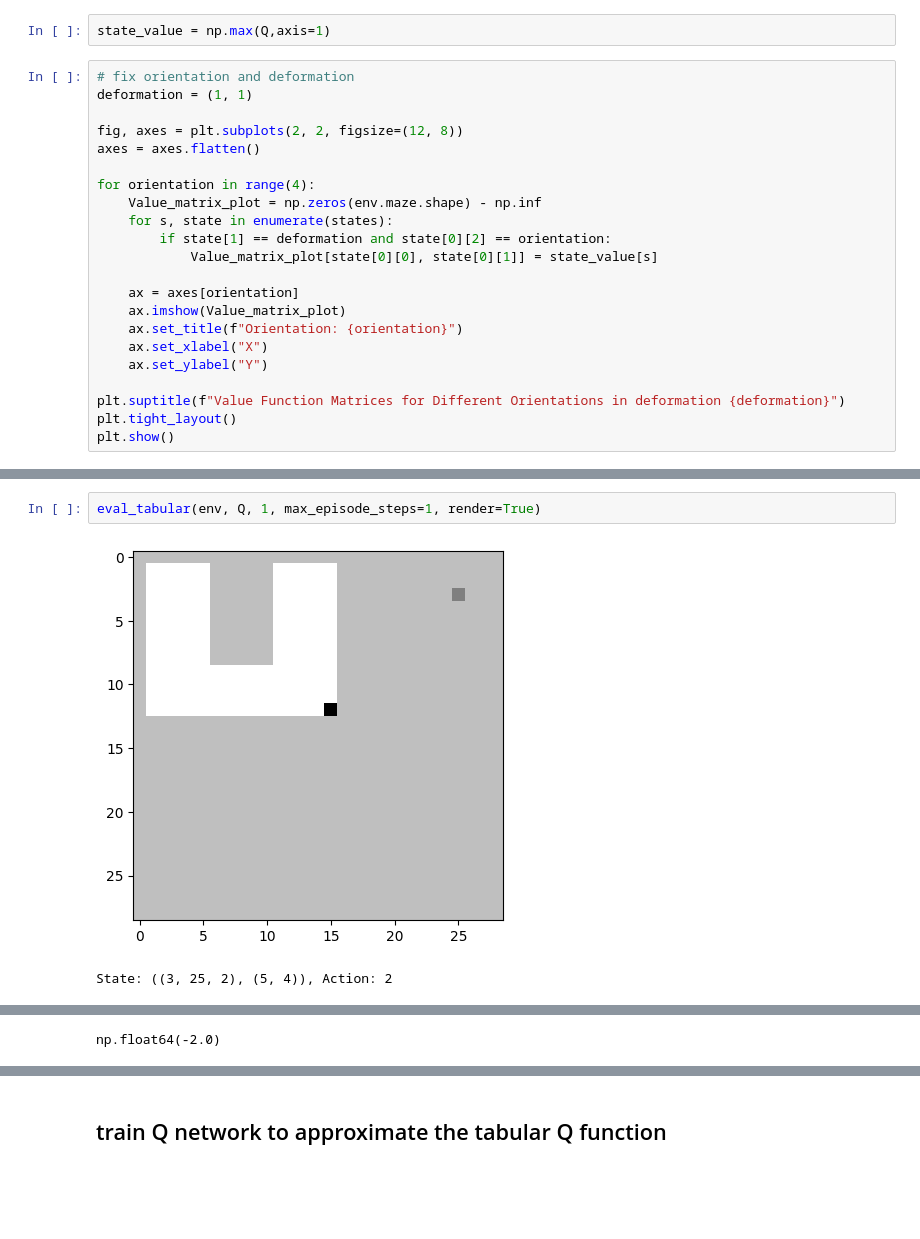
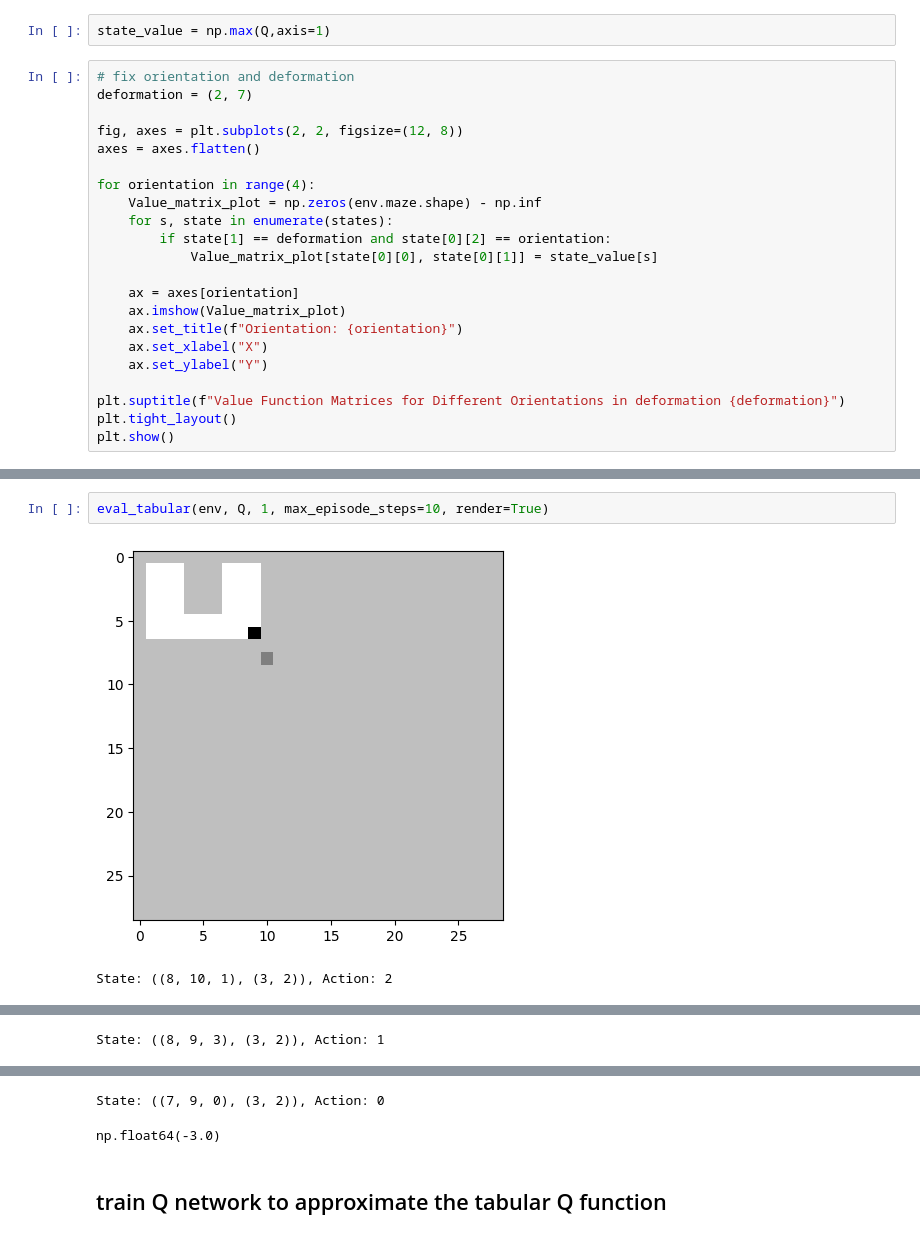
Before and after one commit to flaccagora/RoboSurgery, a Jupyter notebook: src/MPD_train.ipynb, the cells around one changed output, grey strips where cells are left out. Saved outputs shown, nothing was run; the diff lists cells and outputs as text; blank space fills up the shorter version.

```diff
--- a/src/MPD_train.ipynb
+++ b/src/MPD_train.ipynb
@@ -69,7 +69,7 @@ Q = np.load(f"agents/tabularQ_maze_{N}_10deformations.npy")
 state_value = np.max(Q,axis=1)
 # %%
 # fix orientation and deformation
-deformation = (1, 1)
+deformation = (2, 7)
 
 fig, axes = plt.subplots(2, 2, figsize=(12, 8))
 axes = axes.flatten()
@@ -137,5 +143,5 @@ np.float64(-33.284)
 # %%
-eval_tabular(env, Q, 1, max_episode_steps=1, render=True)
+eval_tabular(env, Q, 1, max_episode_steps=10, render=True)
 # %% [output]
-[figure, old version]
+[figure, new version]
-State: ((3, 25, 2), (5, 4)), Action: 2
+State: ((8, 10, 1), (3, 2)), Action: 2
@@ -142 +149 @@ State: ((3, 25, 2), (5, 4)), Action: 2
-np.float64(-2.0)
+State: ((8, 9, 3), (3, 2)), Action: 1
@@ -143,3 +151,5 @@ np.float64(-2.0)
+State: ((7, 9, 0), (3, 2)), Action: 0
+np.float64(-3.0)
 # %% [markdown]
 ## train Q network to approximate the tabular Q function
 # %%
```
Also changed, not shown: parts of 12 cells of this notebook, 8 other files.
